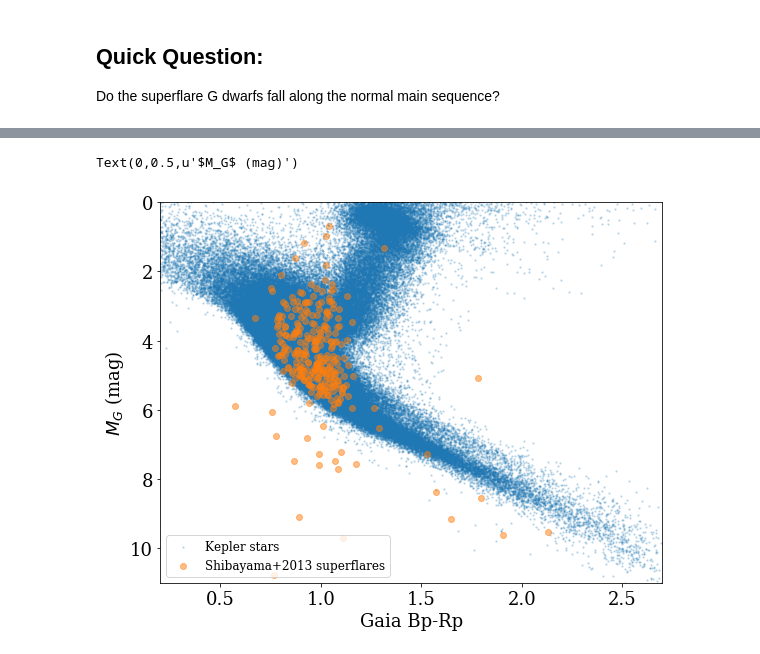
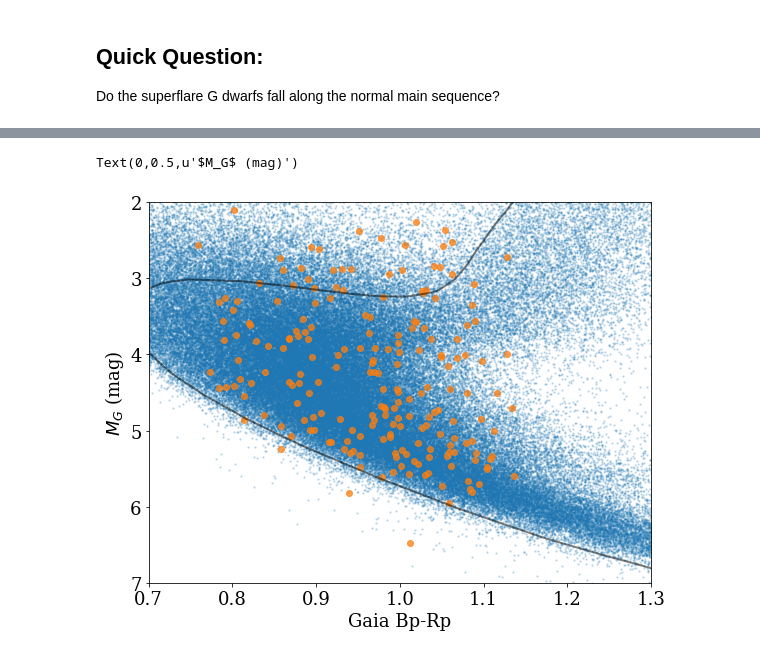
Before and after one commit to jradavenport/gaia2_kep_rot, a Jupyter notebook: superflare tangent.ipynb, the cells around one changed output, grey strips where cells are left out. Drawn from its saved outputs; the diff is of its cells as text; code cells hidden in the pictures.

```diff
--- a/superflare tangent.ipynb
+++ b/superflare tangent.ipynb
@@ -41,4 +41,17 @@ Do the superflare G dwarfs fall along the normal main sequence?
 x = np.array([],dtype='int')
 for k in range(len(flare_kic)):
     tmp = np.where(df[u'kepid'] == flare_kic[k])[0]
-    x = np.append(x,tmp)
+#     print(np.size(tmp))
+    if np.size(tmp) == 1:
+        x = np.append(x,tmp)
+# %%
+isonames = ('Zini','Age','Mini','Mass','logL','logTe','logg','label','McoreTP',
+            'C_O','period0','period1','pmode','Mloss','tau1m','X','Y','Xc','Xn','Xo',
+            'Cexcess','Z','mbolmag','Gmag','G_BPmag','G_RPmag','B_Tmag','V_Tmag',
+            'Jmag','Hmag','Ksmag')
+
+# output382961170123.dat # age = 5e9
+iso_file = 'iso/output382961170123.dat'
+iso = pd.read_table(iso_file, delim_whitespace=True, header=None, comment='#', names=isonames)
+
+iok = np.where((iso['label'] < 4))[0][::-1]
@@ -45,26 +81,24 @@ for k in range(len(flare_kic)):
 # %%
 plt.figure(figsize=(9,7))
 # cm = plt.cm.get_cmap('Spectral')
 
 plt.scatter(df[u'bp_rp'].values[ok],
             df[u'phot_g_mean_mag'].values[ok] + 5. * np.log10(df[u'parallax'].values[ok]/1000.)  + 5,
             alpha=0.2, s=2, label='Kepler stars')
 
 plt.scatter(df[u'bp_rp'].values[x],
             df[u'phot_g_mean_mag'].values[x] + 5. * np.log10(df[u'parallax'].values[x]/1000.)  + 5,
-            label='Shibayama+2013 superflares', alpha=0.5)
+            label='Shibayama+2013 superflares', alpha=0.75)
 
-# plt.plot(iso['G_BPmag'].values[iok] - iso['G_RPmag'].values[iok], iso['Gmag'].values[iok], c='k', lw=2, alpha=0.25)
-# plt.plot(iso['G_BPmag'].values[iok] - iso['G_RPmag'].values[iok], iso['Gmag'].values[iok] - 0.7, c='k', lw=2, alpha=0.25)
-# plt.plot(iso['G_BPmag'].values[iok] - iso['G_RPmag'].values[iok], iso['Gmag'].values[iok] - 1.3, c='k', lw=2, alpha=0.25)
+plt.plot(iso['G_BPmag'].values[iok] - iso['G_RPmag'].values[iok], iso['Gmag'].values[iok], c='k', lw=2, alpha=0.5)
 
-plt.legend(fontsize=12)
-plt.ylim(11,0)
-plt.xlim(.2,2.7)
+# plt.legend(fontsize=12)
+plt.ylim(7,2)
+plt.xlim(.7,1.3)
 plt.xlabel('Gaia Bp-Rp')
 plt.ylabel('$M_G$ (mag)')
 # plt.title('Gaia DR2 - McQuillan (2014)')
 # plt.text(4000, 1, 'N=894', fontsize=12)
 # %% [output]
 Text(0,0.5,u'$M_G$ (mag)')
-[figure, old version]
+[figure, new version]
```
Also changed, not shown: parts of 2 cells of this notebook, 1 other file.
